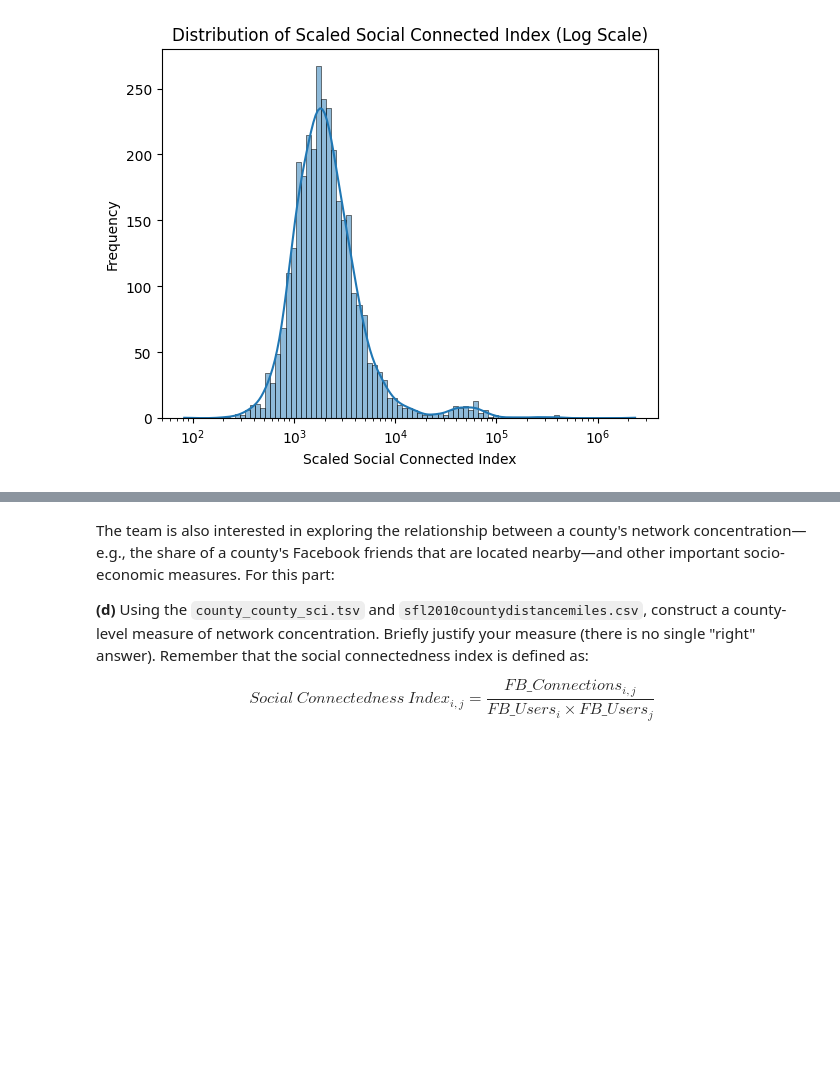
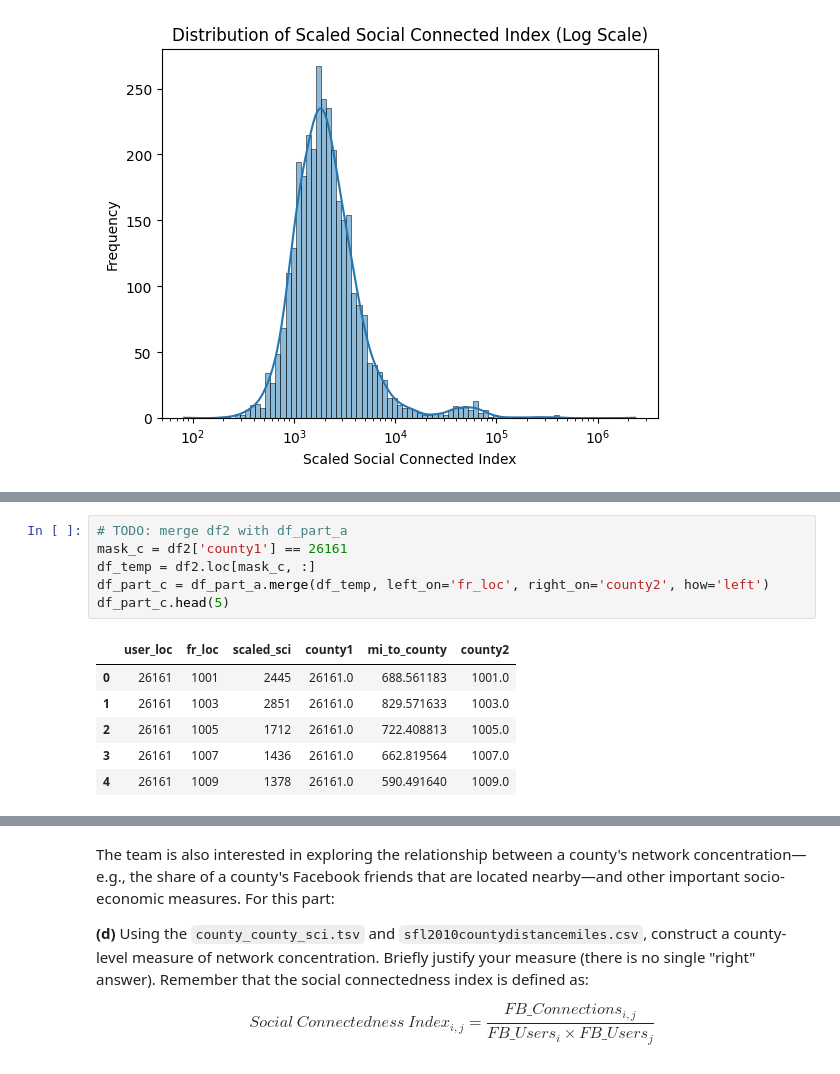
Before and after one commit to gavinjqu/predoc-practice, a Jupyter notebook: predoc_data_task/task_2/datatask2.ipynb, the cells around one changed output, grey strips where cells are left out. Saved outputs shown, nothing was run; the diff lists cells and outputs as text; blank space fills up the shorter version.

```diff
--- a/predoc_data_task/task_2/datatask2.ipynb
+++ b/predoc_data_task/task_2/datatask2.ipynb
@@ -69,0 +85,13 @@ plt.show()
+# %%
+# TODO: merge df2 with df_part_a
+mask_c = df2['county1'] == 26161
+df_temp = df2.loc[mask_c, :]
+df_part_c = df_part_a.merge(df_temp, left_on='fr_loc', right_on='county2', how='left')
+df_part_c.head(5)
+# %% [output]
+|  | user_loc | fr_loc | scaled_sci | county1 | mi_to_county | county2 |
+| 0 | 26161 | 1001 | 2445 | 26161.0 | 688.561183 | 1001.0 |
+| 1 | 26161 | 1003 | 2851 | 26161.0 | 829.571633 | 1003.0 |
+| 2 | 26161 | 1005 | 1712 | 26161.0 | 722.408813 | 1005.0 |
+| 3 | 26161 | 1007 | 1436 | 26161.0 | 662.819564 | 1007.0 |
+| 4 | 26161 | 1009 | 1378 | 26161.0 | 590.491640 | 1009.0 |
```
Also changed, not shown: parts of 6 cells of this notebook.
